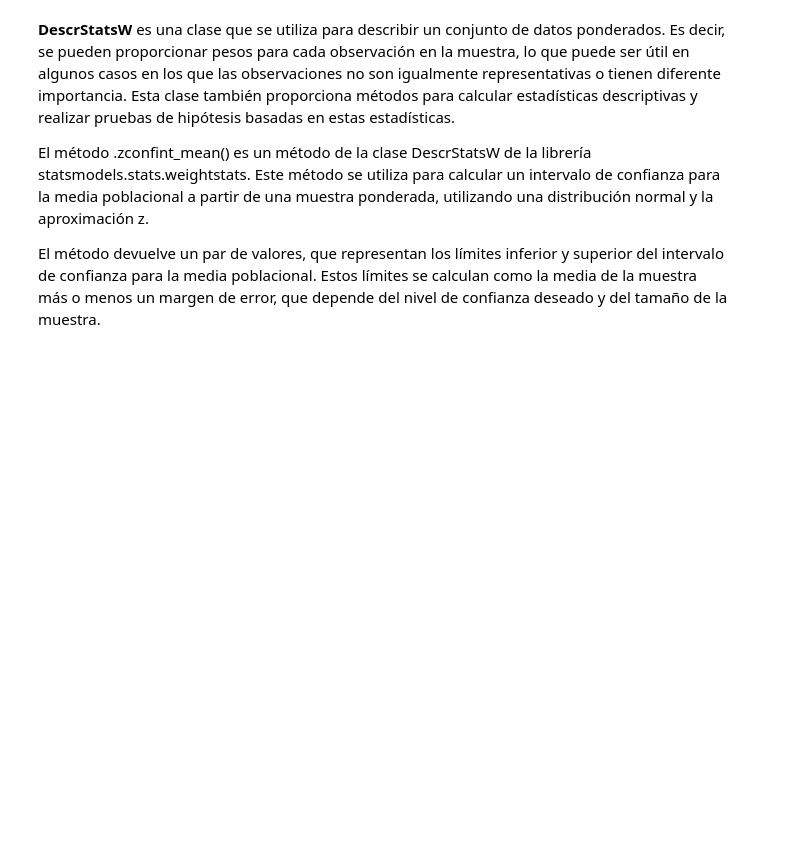
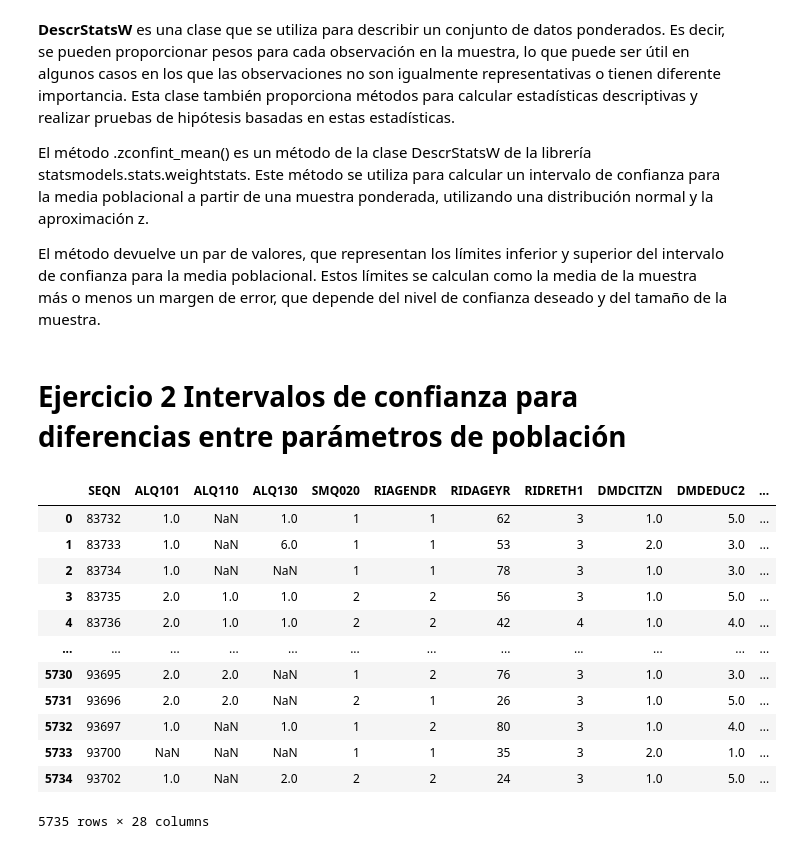
Before and after one commit to onavarrete04/Introduccion-Ciencia-Datos, a Jupyter notebook: ESTADÍSTICA INFERENCIAL-2023.ipynb, the cells around one changed output. Saved outputs shown, nothing was run; the diff lists cells and outputs as text; code cells hidden in the pictures; blank space fills up the shorter version.

```diff
--- a/ESTADÍSTICA INFERENCIAL-2023.ipynb
+++ b/ESTADÍSTICA INFERENCIAL-2023.ipynb
@@ -801,3 +808,22 @@ DescrStatsW(df["CWDistance"]).zconfint_mean()
 El método .zconfint_mean() es un método de la clase DescrStatsW de la librería statsmodels.stats.weightstats. Este método se utiliza para calcular un intervalo de confianza para la media poblacional a partir de una muestra ponderada, utilizando una distribución normal y la aproximación z.
 
 El método devuelve un par de valores, que representan los límites inferior y superior del intervalo de confianza para la media poblacional. Estos límites se calculan como la media de la muestra más o menos un margen de error, que depende del nivel de confianza deseado y del tamaño de la muestra.
+# %% [markdown]
+# Ejercicio 2 Intervalos de confianza para diferencias entre parámetros de población
+# %%
+datos = pd.read_csv("nhanes_2015_2016.csv")
+datos
+# %% [output]
+|  | SEQN | ALQ101 | ALQ110 | ALQ130 | SMQ020 | RIAGENDR | RIDAGEYR | RIDRETH1 | DMDCITZN | DMDEDUC2 | ... |
+| 0 | 83732 | 1.0 | NaN | 1.0 | 1 | 1 | 62 | 3 | 1.0 | 5.0 | ... |
+| 1 | 83733 | 1.0 | NaN | 6.0 | 1 | 1 | 53 | 3 | 2.0 | 3.0 | ... |
+| 2 | 83734 | 1.0 | NaN | NaN | 1 | 1 | 78 | 3 | 1.0 | 3.0 | ... |
+| 3 | 83735 | 2.0 | 1.0 | 1.0 | 2 | 2 | 56 | 3 | 1.0 | 5.0 | ... |
+| 4 | 83736 | 2.0 | 1.0 | 1.0 | 2 | 2 | 42 | 4 | 1.0 | 4.0 | ... |
+| ... | ... | ... | ... | ... | ... | ... | ... | ... | ... | ... | ... |
+| 5730 | 93695 | 2.0 | 2.0 | NaN | 1 | 2 | 76 | 3 | 1.0 | 3.0 | ... |
+| 5731 | 93696 | 2.0 | 2.0 | NaN | 2 | 1 | 26 | 3 | 1.0 | 5.0 | ... |
+| 5732 | 93697 | 1.0 | NaN | 1.0 | 1 | 2 | 80 | 3 | 1.0 | 4.0 | ... |
+| 5733 | 93700 | NaN | NaN | NaN | 1 | 1 | 35 | 3 | 2.0 | 1.0 | ... |
+| 5734 | 93702 | 1.0 | NaN | 2.0 | 2 | 2 | 24 | 3 | 1.0 | 5.0 | ... |
+5735 rows × 28 columns
```
Also changed, not shown: parts of 62 cells of this notebook, 1 other file.
